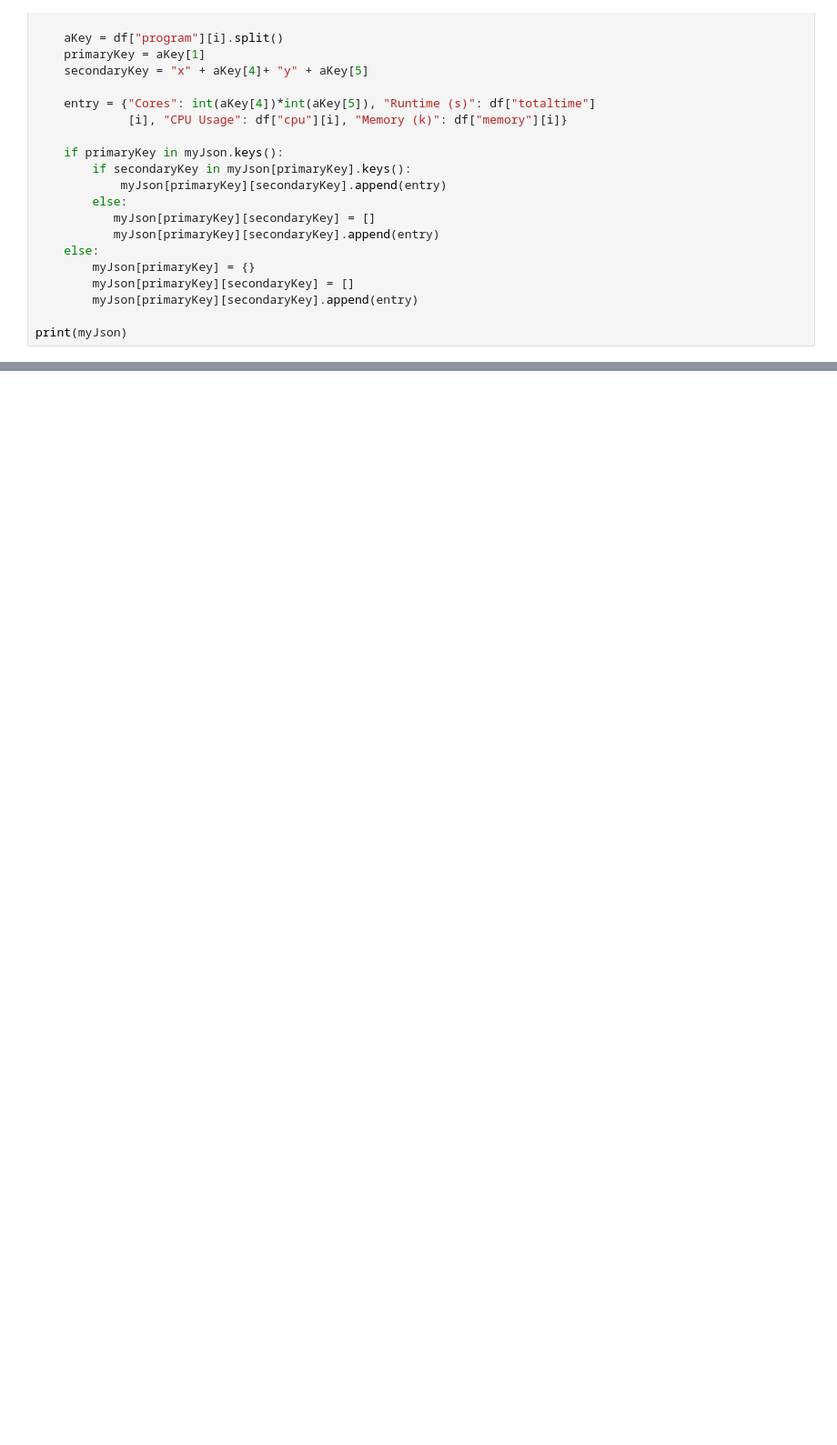
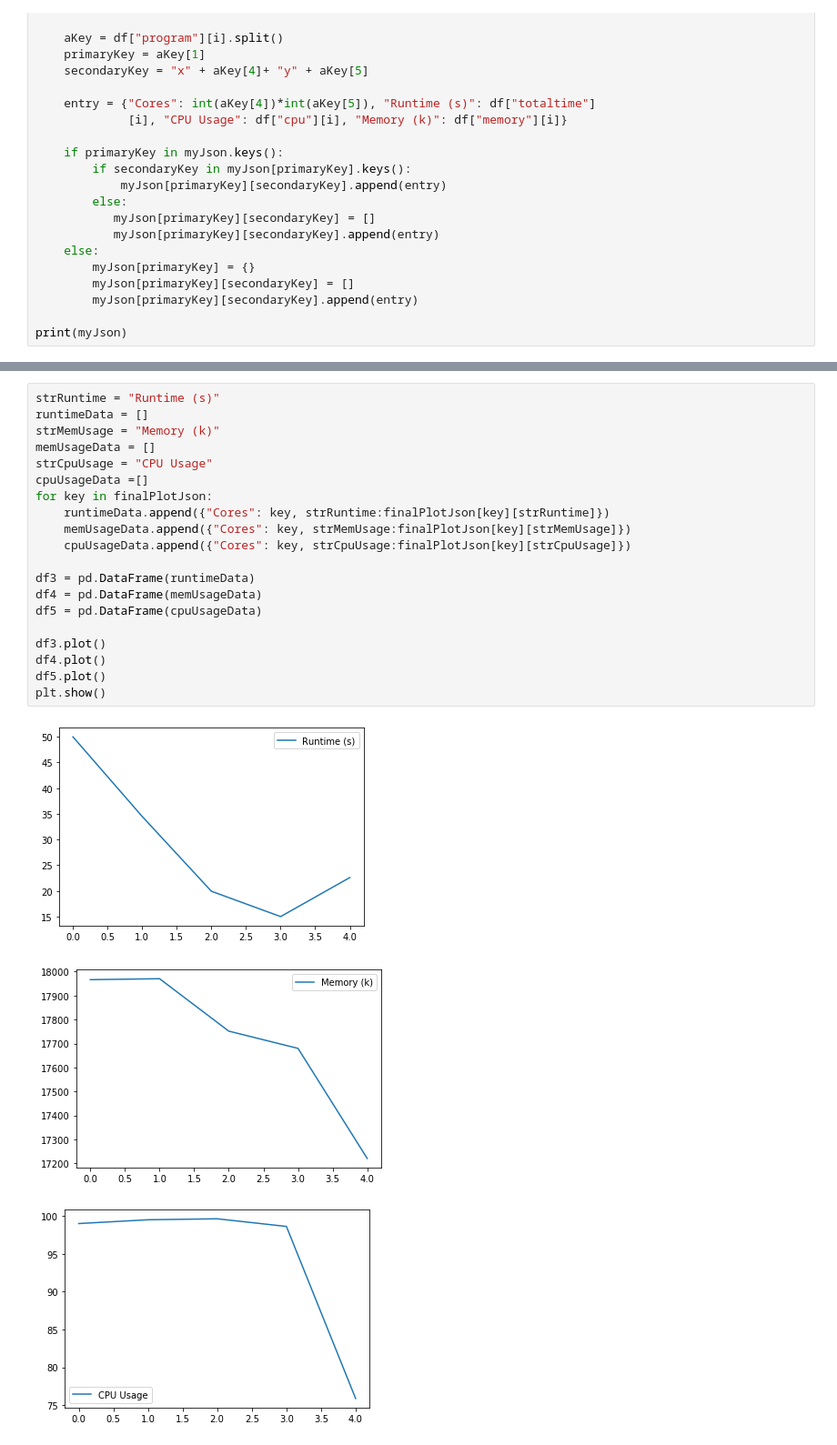
Before and after one commit to BigKahuna7385/hocGameOfLife, a Jupyter notebook: Benchmarks/Data Analysis GOL.ipynb, the cells around one changed output, grey strips where cells are left out. Shown: that part at 91% size. Saved outputs shown, nothing was run; the diff lists cells and outputs as text; blank space fills up the shorter version.

Commit message:
finized data analysis

```diff
--- a/Benchmarks/Data Analysis GOL.ipynb
+++ b/Benchmarks/Data Analysis GOL.ipynb
@@ -48,0 +96,24 @@ print(myJson)
+# %%
+strRuntime = "Runtime (s)"
+runtimeData = []
+strMemUsage = "Memory (k)"
+memUsageData = []
+strCpuUsage = "CPU Usage"
+cpuUsageData =[]
+for key in finalPlotJson:
+    runtimeData.append({"Cores": key, strRuntime:finalPlotJson[key][strRuntime]})
+    memUsageData.append({"Cores": key, strMemUsage:finalPlotJson[key][strMemUsage]})
+    cpuUsageData.append({"Cores": key, strCpuUsage:finalPlotJson[key][strCpuUsage]})
+
+df3 = pd.DataFrame(runtimeData)
+df4 = pd.DataFrame(memUsageData)
+df5 = pd.DataFrame(cpuUsageData)
+
+df3.plot()
+df4.plot()
+df5.plot()
+plt.show()
+# %% [output]
+[figure, added]
+[figure, added]
+[figure, added]
```
Also changed, not shown: parts of 1 cell of this notebook, 1 other file.
